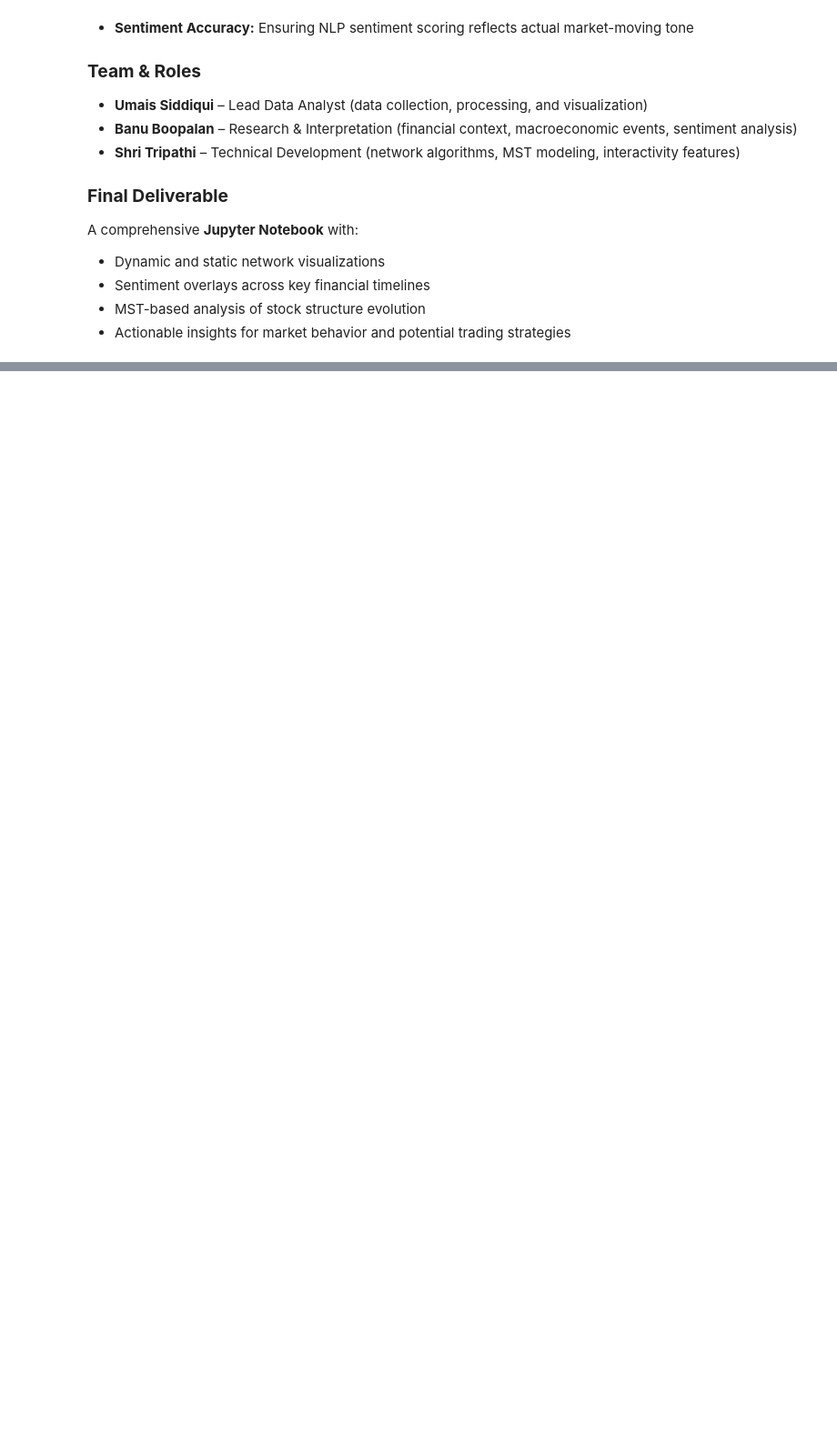
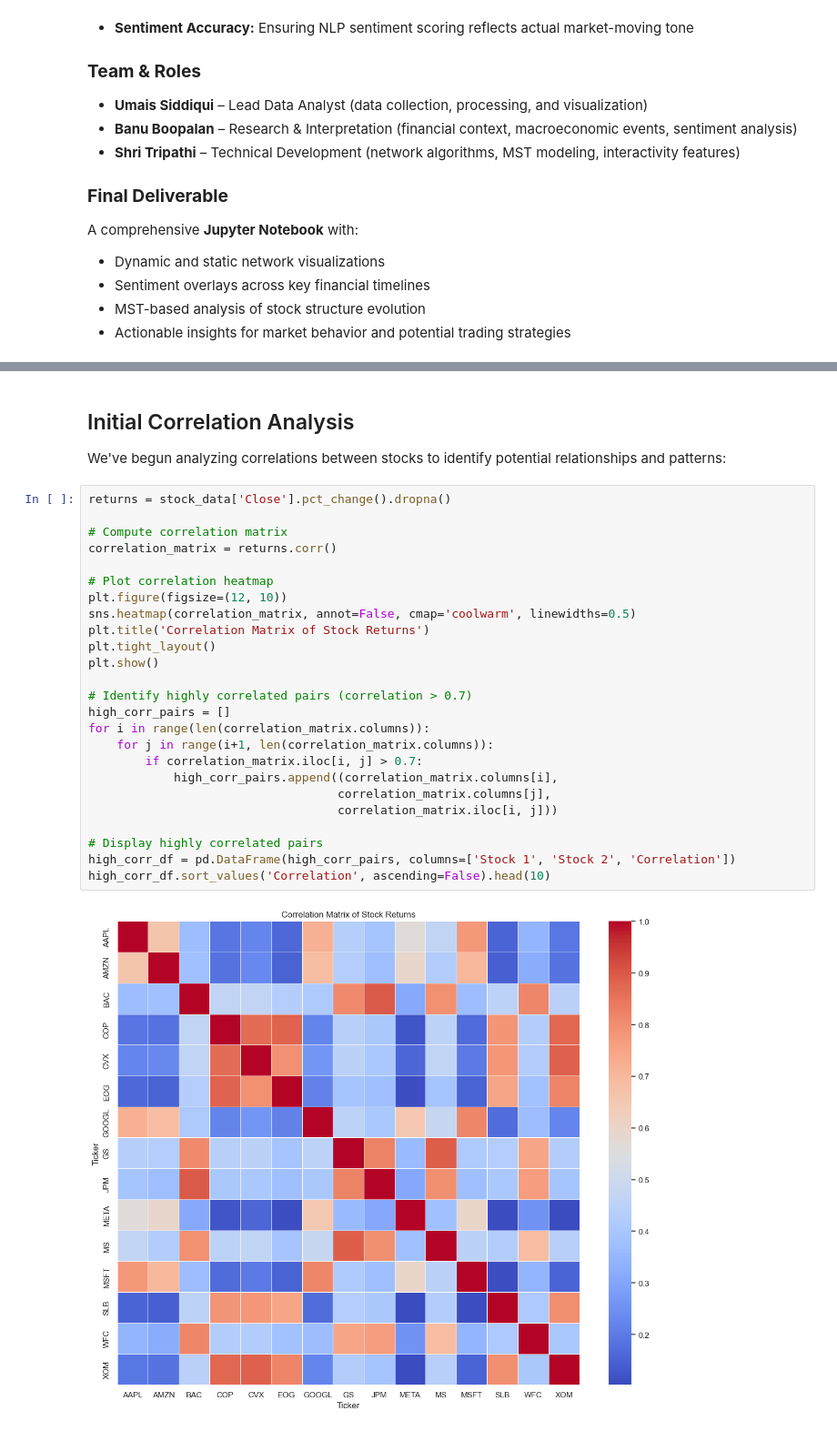
Before and after one commit to umais/DATA620, a Jupyter notebook: FinalProject/FinalProjectProposal.ipynb, the cells around one changed output, grey strips where cells are left out. Shown at 91% size. Saved outputs shown, nothing was run; the diff lists cells and outputs as text; blank space fills up the shorter version.

```diff
--- a/FinalProject/FinalProjectProposal.ipynb
+++ b/FinalProject/FinalProjectProposal.ipynb
@@ -106,0 +150,31 @@ A comprehensive **Jupyter Notebook** with:
+# %% [markdown]
+## Initial Correlation Analysis
+
+We've begun analyzing correlations between stocks to identify potential relationships and patterns:
+# %%
+returns = stock_data['Close'].pct_change().dropna()
+
+# Compute correlation matrix
+correlation_matrix = returns.corr()
+
+# Plot correlation heatmap
+plt.figure(figsize=(12, 10))
+sns.heatmap(correlation_matrix, annot=False, cmap='coolwarm', linewidths=0.5)
+plt.title('Correlation Matrix of Stock Returns')
+plt.tight_layout()
+plt.show()
+
+# Identify highly correlated pairs (correlation > 0.7)
+high_corr_pairs = []
+for i in range(len(correlation_matrix.columns)):
+    for j in range(i+1, len(correlation_matrix.columns)):
+        if correlation_matrix.iloc[i, j] > 0.7:
+            high_corr_pairs.append((correlation_matrix.columns[i],
+                                   correlation_matrix.columns[j],
+                                   correlation_matrix.iloc[i, j]))
+
+# Display highly correlated pairs
+high_corr_df = pd.DataFrame(high_corr_pairs, columns=['Stock 1', 'Stock 2', 'Correlation'])
+high_corr_df.sort_values('Correlation', ascending=False).head(10)
+# %% [output]
+[figure, added]
```
Also changed, not shown: parts of 5 cells of this notebook, 1 other file.
